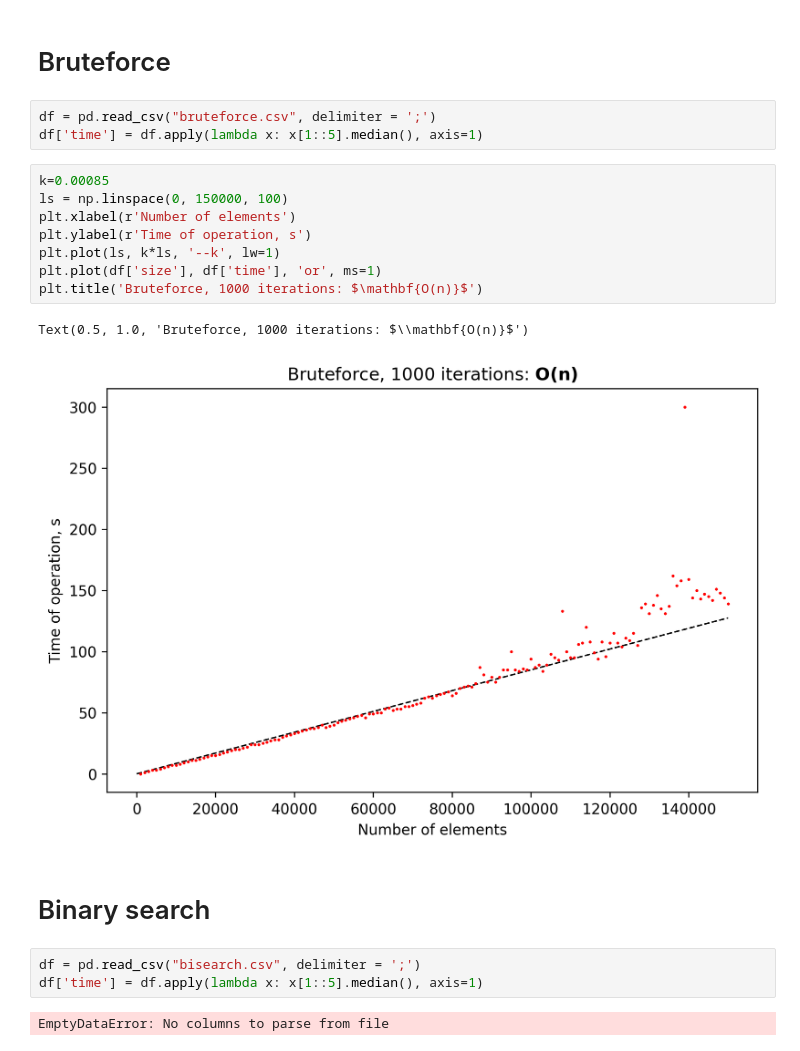
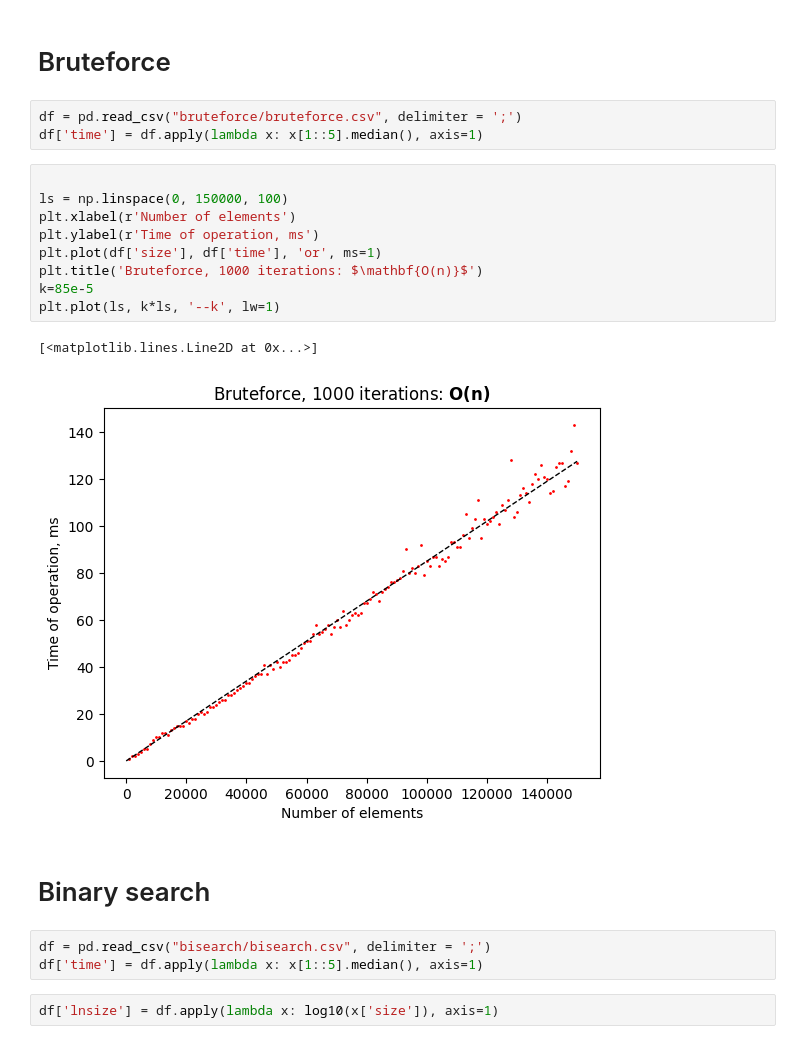
Before and after one commit to stg05/asymptotic-test, a Jupyter notebook: data_satan.ipynb, the cells around one changed output. Drawn from its saved outputs; the diff is of its cells as text.

```diff
--- a/data_satan.ipynb
+++ b/data_satan.ipynb
@@ -9,23 +10,24 @@ plt.rcParams['figure.figsize'] = (8, 5)
 # %% [markdown]
 # Bruteforce
 # %%
-df = pd.read_csv("bruteforce.csv", delimiter = ';')
+df = pd.read_csv("bruteforce/bruteforce.csv", delimiter = ';')
 df['time'] = df.apply(lambda x: x[1::5].median(), axis=1)
 # %%
-k=0.00085
+
 ls = np.linspace(0, 150000, 100)
 plt.xlabel(r'Number of elements')
-plt.ylabel(r'Time of operation, s')
-plt.plot(ls, k*ls, '--k', lw=1)
+plt.ylabel(r'Time of operation, ms')
 plt.plot(df['size'], df['time'], 'or', ms=1)
 plt.title('Bruteforce, 1000 iterations: $\mathbf{O(n)}$')
+k=85e-5
+plt.plot(ls, k*ls, '--k', lw=1)
 # %% [output]
-Text(0.5, 1.0, 'Bruteforce, 1000 iterations: $\\mathbf{O(n)}$')
+[<matplotlib.lines.Line2D at 0x...>]
-[figure, old version]
+[figure, new version]
 # %% [markdown]
 # Binary search
 # %%
-df = pd.read_csv("bisearch.csv", delimiter = ';')
+df = pd.read_csv("bisearch/bisearch.csv", delimiter = ';')
 df['time'] = df.apply(lambda x: x[1::5].median(), axis=1)
-# %% [output]
-EmptyDataError: No columns to parse from file
+# %%
+df['lnsize'] = df.apply(lambda x: log10(x['size']), axis=1)
```
Also changed, not shown: parts of 2 cells of this notebook, 28 other files.
